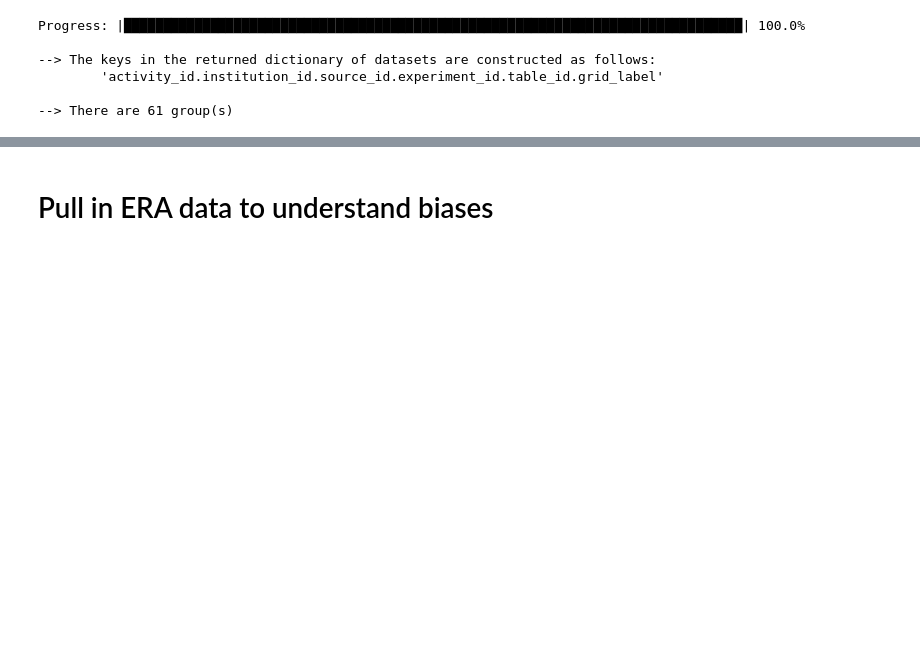
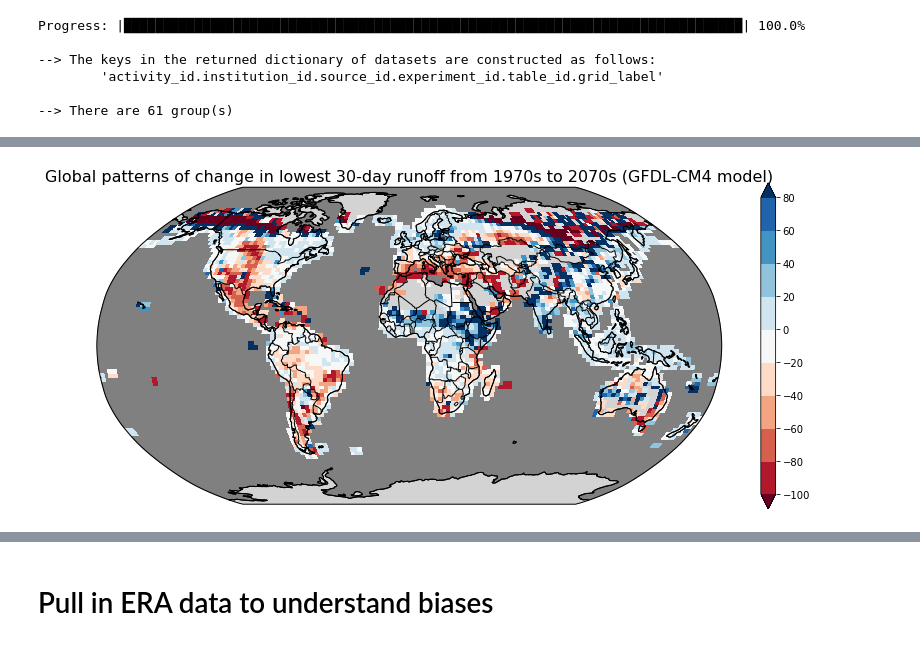
Before and after one commit to orianac/futuredrought, a Jupyter notebook: global_drought.ipynb, the cells around one changed output, grey strips where cells are left out. Saved outputs shown, nothing was run; the diff lists cells and outputs as text; code cells hidden in the pictures; blank space fills up the shorter version.

```diff
--- a/global_drought.ipynb
+++ b/global_drought.ipynb
@@ -84,3 +86,14 @@ def low_runoff(ts):
+# %%
+def calculate_qflow(da, rolling_period=30, minimum=True):
+    '''calculate n-day (based upon rolling_period) moving average.
+    if minimum, returns the minimum value in the 30 year period
+    if not, returns the average'''
+    if minimum:
+        return da.rolling(time=rolling_period,
+                          center=True).mean().groupby('time.year').min().min(dim='year')
+    else:
+        return da.rolling(time=rolling_period,
+                          center=True).mean().groupby('time.year').min().mean(dim='year')
 # %%
 # specify the common grid based upon one of the higher resolution grids
 common_grid_ds = xr.Dataset({'lat': (['lat'], ds_dict['CMIP.NCAR.CESM2.historical.day.gn'].lat.values),
@@ -120 +146,5 @@ Reuse existing file: bilinear_144x192_192x288.nc
+# %%
+rolling_historical = calculate_qflow(working_ds_historical.chunk(chunks=15))
+rolling_future = calculate_qflow(working_ds_future.chunk(chunks=15))
+change = calculate_change(rolling_historical, rolling_future).compute()
 # %%
@@ -123,0 +153,19 @@ change_ds = xr.concat([change_dict[key] for key in change_dict.keys()],
+# %%
+fig, axarr = plt.subplots(nrows=1, ncols=1, figsize=(14,6),
+                          subplot_kw=dict(projection=ccrs.Robinson()))
+ax = axarr
+ax.set_global()
+ax.coastlines()
+ax.add_feature(cartopy.feature.LAND, color='lightgrey')
+ax.add_feature(cartopy.feature.OCEAN, color='grey')
+# plot.contourf(ax=ax, levels=n.arange(min_var, max_var, interval))
+q = change.plot(ax=ax, transform=ccrs.PlateCarree(),
+#                )#
+                        vmin=-100, vmax=100, cmap='RdBu', levels=np.arange(-100,100,20))
+
+ax.add_feature(cartopy.feature.COASTLINE)
+ax.add_feature(cartopy.feature.BORDERS, linestyle='-')
+plt.title('Global patterns of change in lowest 30-day runoff from 1970s to 2070s (GFDL-CM4 model)',fontsize=16, ha='center');
+plt.savefig('../figures/future_30q30_runoff_changes.png',dpi=100,bbox_inches='tight')
+# %% [output]
+[figure, added]
```
Also changed, not shown: parts of 11 cells of this notebook.
